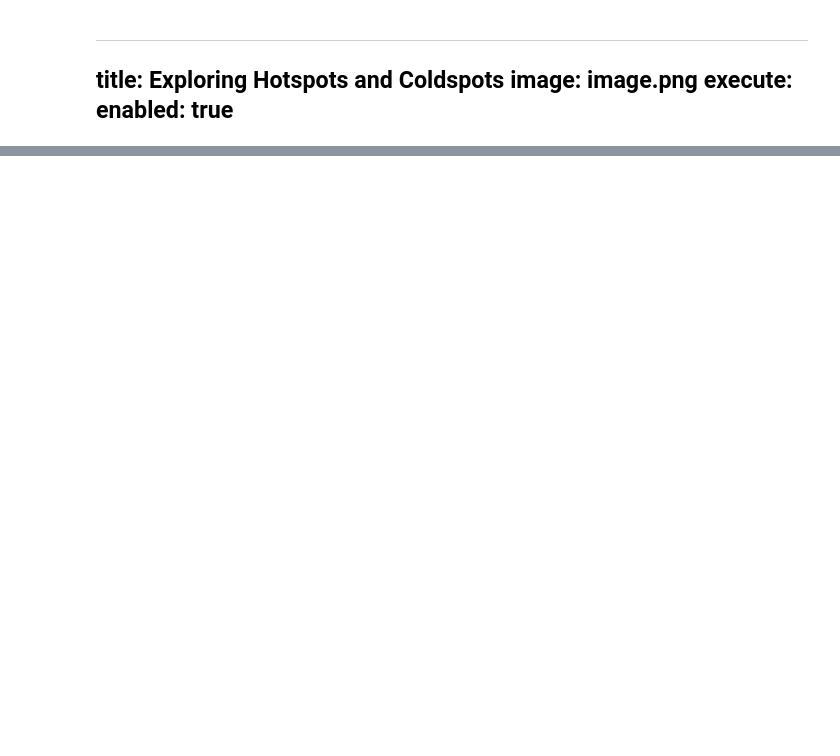
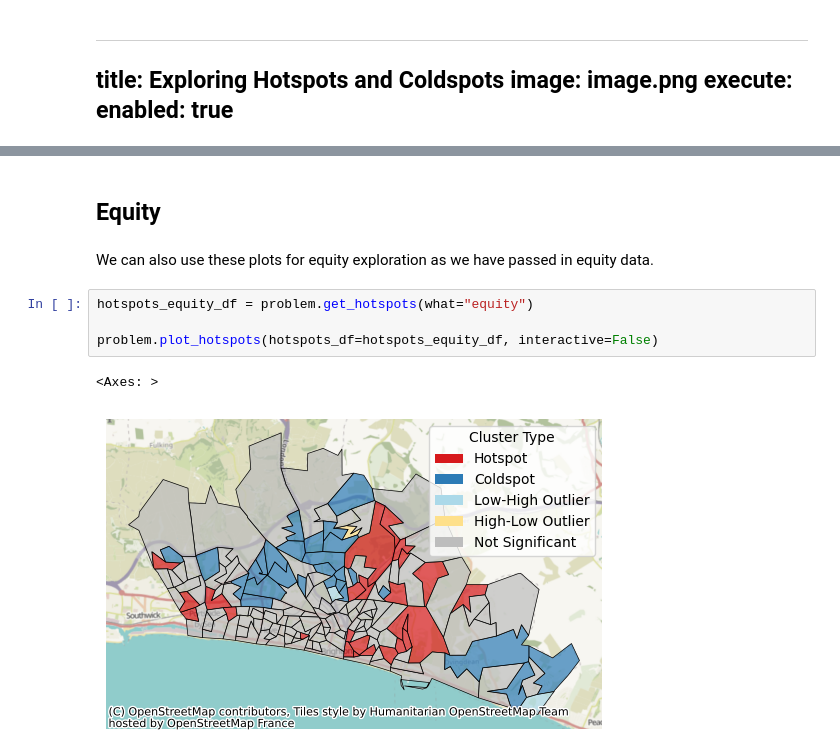
Before and after one commit to hsma-tools/lokigi, a Jupyter notebook: examples/eda/hotspots_coldspots/index.ipynb, the cells around one changed output, grey strips where cells are left out. Saved outputs shown, nothing was run; the diff lists cells and outputs as text; blank space fills up the shorter version.

```diff
--- a/examples/eda/hotspots_coldspots/index.ipynb
+++ b/examples/eda/hotspots_coldspots/index.ipynb
@@ -36,0 +75,11 @@ problem.get_hotspots()
+# %% [markdown]
+## Equity
+# %% [markdown]
+We can also use these plots for equity exploration as we have passed in equity data.
+# %%
+hotspots_equity_df = problem.get_hotspots(what="equity")
+
+problem.plot_hotspots(hotspots_df=hotspots_equity_df, interactive=False)
+# %% [output]
+<Axes: >
+[figure, added]
```
Also changed, not shown: parts of 21 cells of this notebook, 2 other files.
